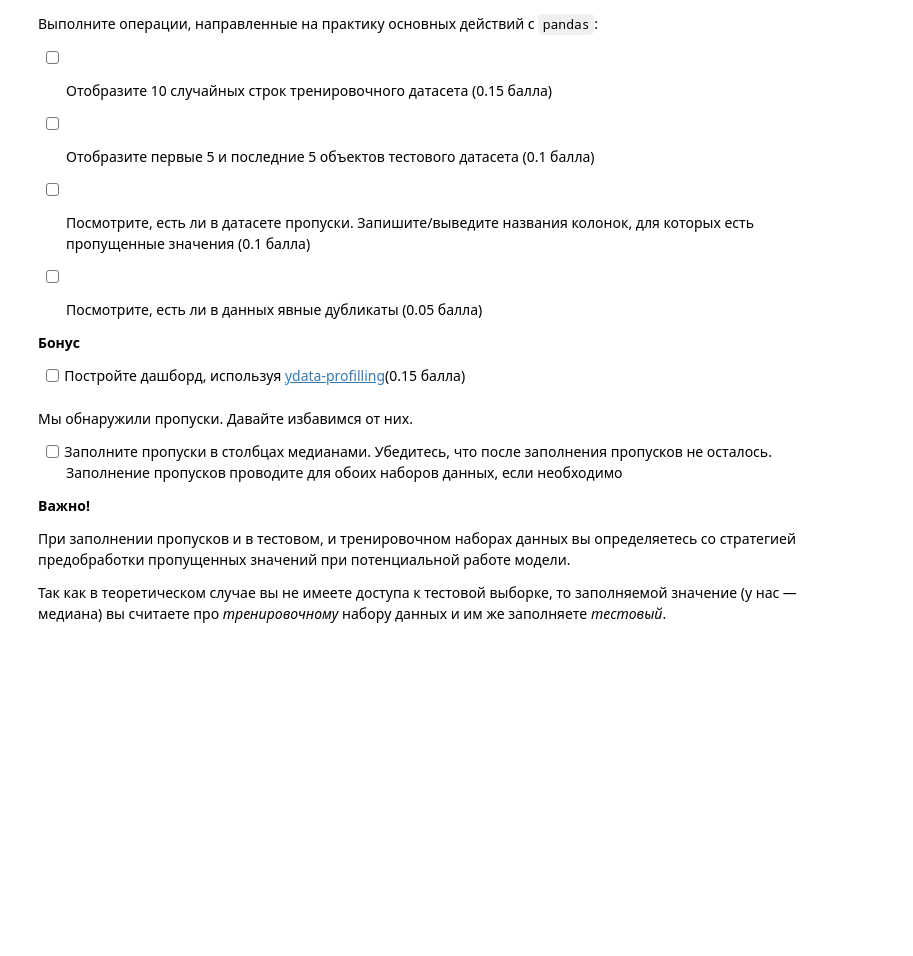
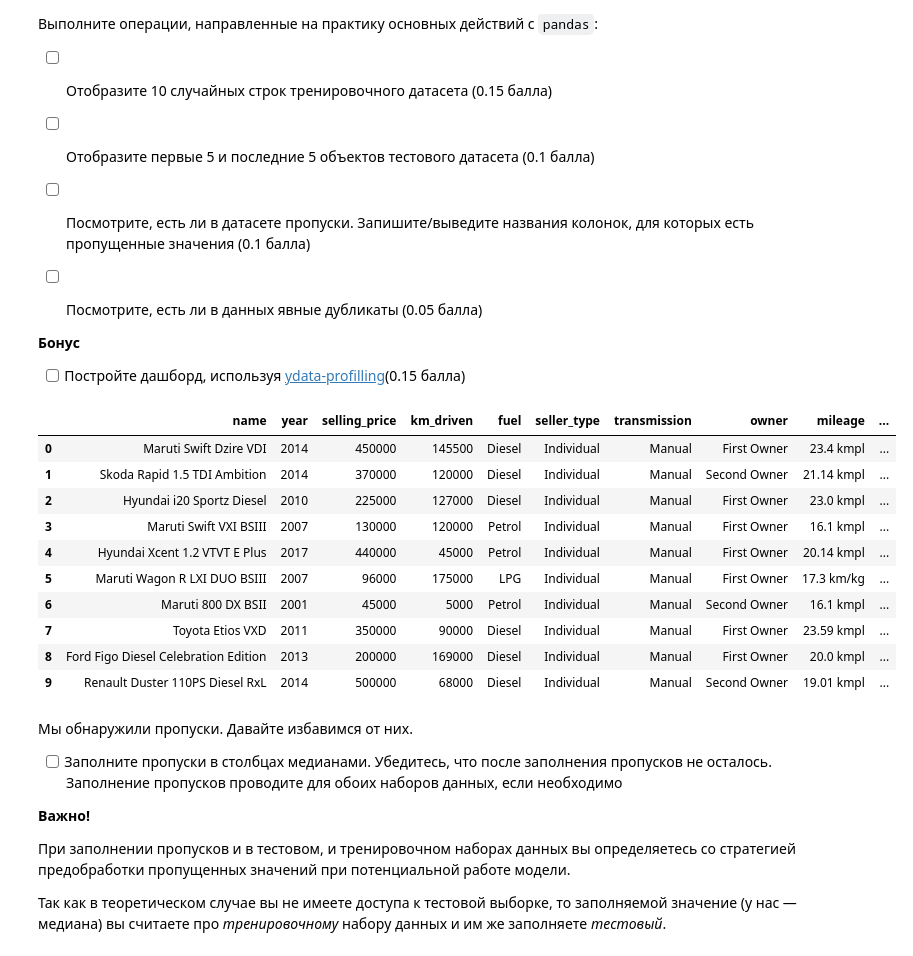
Before and after one commit to Nikita-Nemch/ML_AI_HW1_Regression_with_inference_base, a Jupyter notebook: Hometasks/Base/AI_HW1_Regression_with_inference_base.ipynb, the cells around one changed output. Drawn from its saved outputs; the diff is of its cells as text; code cells hidden in the pictures; blank space fills up the shorter version.

```diff
--- a/Hometasks/Base/AI_HW1_Regression_with_inference_base.ipynb
+++ b/Hometasks/Base/AI_HW1_Regression_with_inference_base.ipynb
@@ -72,3 +70,17 @@ Test data shape:  (1000, 13)
+# %%
+df_train.head(10)
+# %% [output]
+|  | name | year | selling_price | km_driven | fuel | seller_type | transmission | owner | mileage | ... |
+| 0 | Maruti Swift Dzire VDI | 2014 | 450000 | 145500 | Diesel | Individual | Manual | First Owner | 23.4 kmpl | ... |
+| 1 | Skoda Rapid 1.5 TDI Ambition | 2014 | 370000 | 120000 | Diesel | Individual | Manual | Second Owner | 21.14 kmpl | ... |
+| 2 | Hyundai i20 Sportz Diesel | 2010 | 225000 | 127000 | Diesel | Individual | Manual | First Owner | 23.0 kmpl | ... |
+| 3 | Maruti Swift VXI BSIII | 2007 | 130000 | 120000 | Petrol | Individual | Manual | First Owner | 16.1 kmpl | ... |
+| 4 | Hyundai Xcent 1.2 VTVT E Plus | 2017 | 440000 | 45000 | Petrol | Individual | Manual | First Owner | 20.14 kmpl | ... |
+| 5 | Maruti Wagon R LXI DUO BSIII | 2007 | 96000 | 175000 | LPG | Individual | Manual | First Owner | 17.3 km/kg | ... |
+| 6 | Maruti 800 DX BSII | 2001 | 45000 | 5000 | Petrol | Individual | Manual | Second Owner | 16.1 kmpl | ... |
+| 7 | Toyota Etios VXD | 2011 | 350000 | 90000 | Diesel | Individual | Manual | First Owner | 23.59 kmpl | ... |
+| 8 | Ford Figo Diesel Celebration Edition | 2013 | 200000 | 169000 | Diesel | Individual | Manual | First Owner | 20.0 kmpl | ... |
+| 9 | Renault Duster 110PS Diesel RxL | 2014 | 500000 | 68000 | Diesel | Individual | Manual | Second Owner | 19.01 kmpl | ... |
 # %% [markdown]
 Мы обнаружили пропуски. Давайте избавимся от них.
 
```
Also changed, not shown: parts of 1 cell of this notebook.
